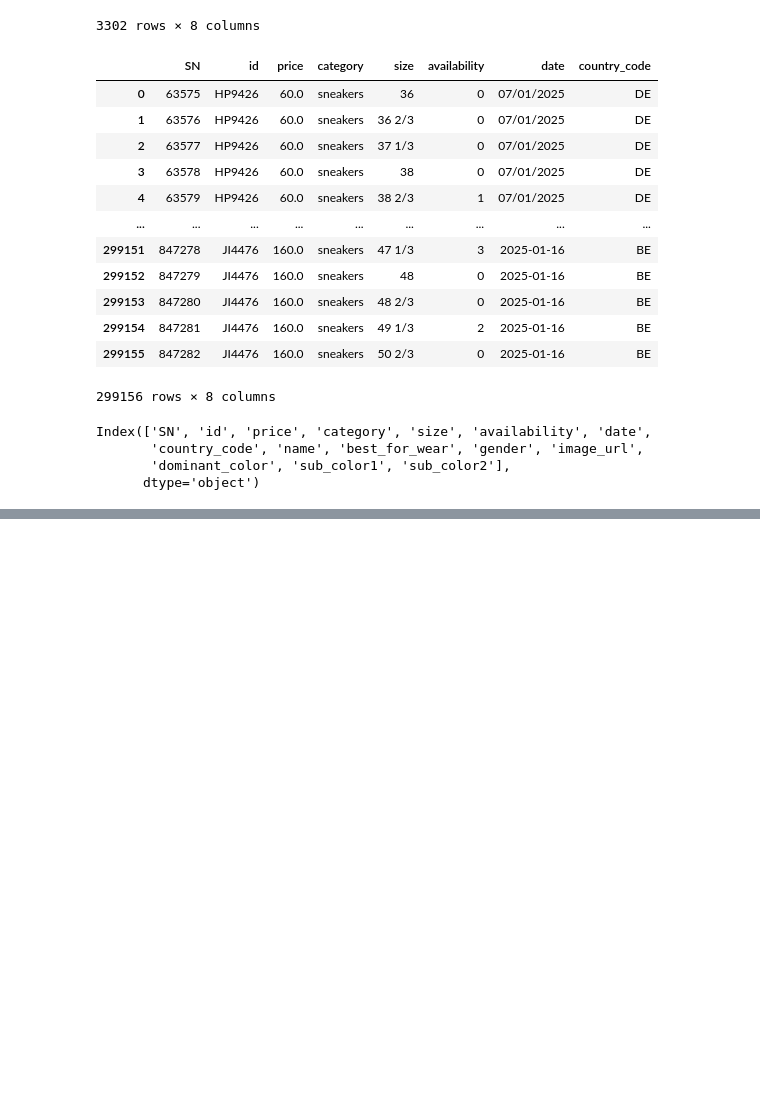
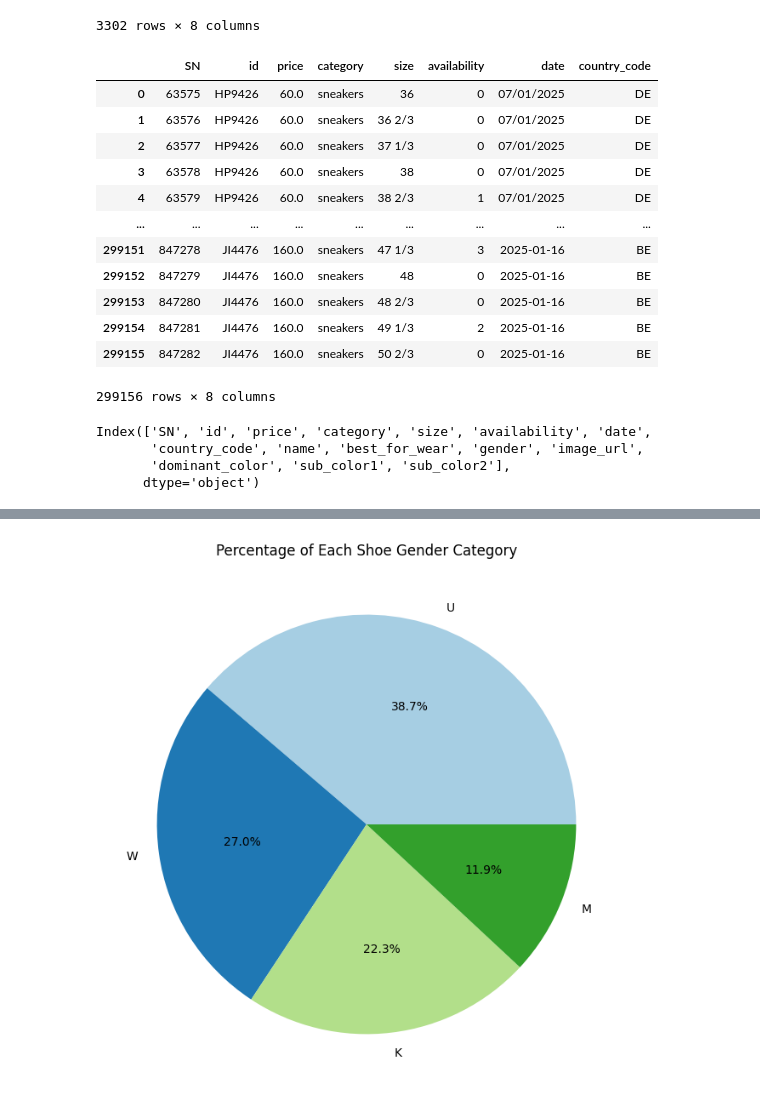
Before and after one commit to odxscholars/sollda1, a Jupyter notebook: main.ipynb, the cells around one changed output, grey strips where cells are left out. Cells and saved outputs as stored; diff of their text form; code cells hidden in the pictures; blank space fills up the shorter version.

```diff
--- a/main.ipynb
+++ b/main.ipynb
@@ -156,0 +303,13 @@ shoes_fact.drop( columns=["image_url"], inplace=True)
+# %%
+plt.figure(figsize=(8, 8))
+plt.pie(
+    gender_counts,
+    labels=gender_counts.index,
+    autopct='%1.1f%%',
+    colors=plt.cm.Paired(range(len(gender_counts)))
+)
+
+plt.title("Percentage of Each Shoe Gender Category")
+plt.show()
+# %% [output]
+[figure, added]
```
Also changed, not shown: parts of 18 cells of this notebook.
